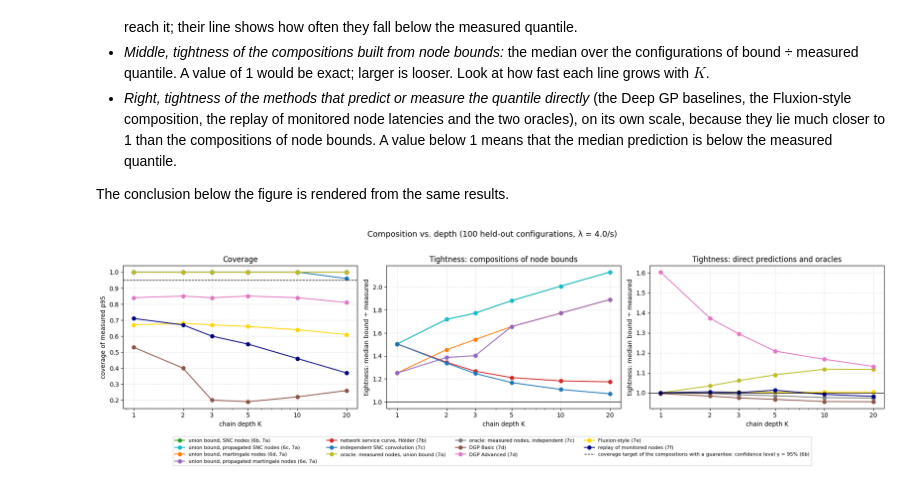
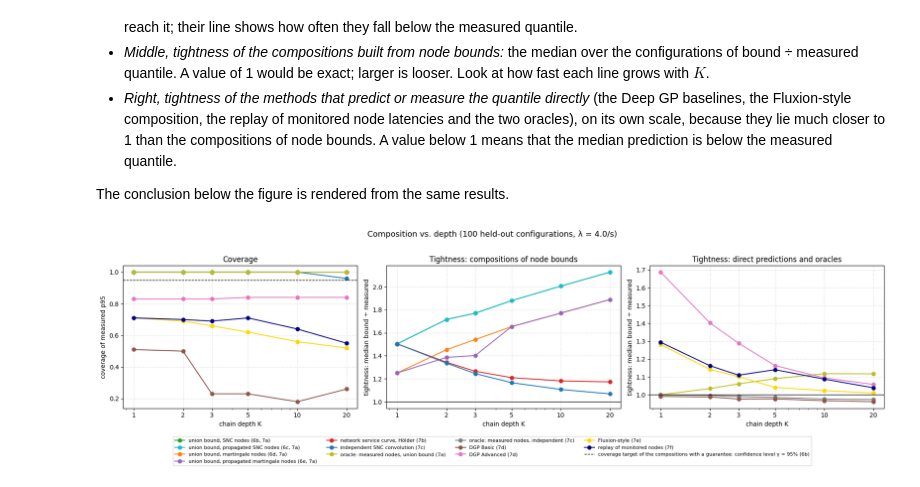
Before and after one commit to borissedlak/composable-autonomous-offerings, a Jupyter notebook: notebooks/tsc/1_method_synthetic.ipynb, the cells around one changed output. Drawn from its saved outputs; the diff is of its cells as text; code cells hidden in the pictures.

Commit message:
remove the number of workers from every model input and drop section 3b
Co-Authored-By: Claude Opus 5.5 <noreply@anthropic.com>

```diff
--- a/notebooks/tsc/1_method_synthetic.ipynb
+++ b/notebooks/tsc/1_method_synthetic.ipynb
@@ -660,13 +672,13 @@ for s_name in service_names:
     model = gp_models[s_name]
 
     # Predict mean and standard deviation
-    mu, std = model.predict(x_pipeline_cfg, return_std=True)
+    mu, std = model.predict(inputs_of(x_pipeline_cfg), return_std=True)
 
     # baseline: bound on the execution time only (no queue)
-    delay, _, _, _ = compute_snc_mgf_delay_bound(model, x_pipeline_cfg, alpha=alpha)
+    delay, _, _, _ = compute_snc_mgf_delay_bound(model, inputs_of(x_pipeline_cfg), alpha=alpha)
 
     # SNC latency bounds with queueing, at the full budget epsilon and at the union-bound share epsilon / K
-    belief = execution_time_belief(model, x_pipeline_cfg, confidence)
+    belief = execution_time_belief(model, inputs_of(x_pipeline_cfg), confidence)
     latency_full = snc_latency_bound(*belief, epsilon=alpha, workers=reference_workers[0], **workload)[0]
     latency_share = snc_latency_bound(*belief, epsilon=alpha / n_nodes, workers=reference_workers[0], **workload)[0]
 
@@ -857,15 +869,15 @@ n_trace_items = 2000          # traced items per training configuration (DGP Adv
 n_trace_rows = 3000           # traced items per layer used for training (DGP Advanced)
 dgp_cache = "../../../statics/dgp"   # relative to the folder of pegasus/baselines_chain.py
 
-dgp_basic = train_chain_dgp(basic_training_rows(X_train, y_train_dict, dgp_path, seed=0), seed=0, cache_dir=dgp_cache)
+dgp_basic = train_chain_dgp(basic_training_rows(inputs_of(X_train), y_train_dict, dgp_path, seed=0), seed=0, cache_dir=dgp_cache)
 
 rng_traces = np.random.default_rng(2026)
 trace_node_latencies, _ = simulate_pipeline(X_train, [service_types[k % 3] for k in range(dgp_max_depth)],
                                             [noise_levels[s] for s in dgp_path], n_trace_items, item_correlation, rng_traces, workload)
-dgp_advanced = train_chain_dgp(advanced_training_rows(X_train, trace_node_latencies, n_trace_rows, seed=0), seed=1, cache_dir=dgp_cache)
+dgp_advanced = train_chain_dgp(advanced_training_rows(inputs_of(X_train), trace_node_latencies, n_trace_rows, seed=0), seed=1, cache_dir=dgp_cache)
 # End-to-end latency at the reference configuration (no guarantee)
-dgp_basic_bound = dgp_basic.latency_bound(x_pipeline_cfg, alpha, n_nodes)[0]
-dgp_advanced_bound = dgp_advanced.latency_bound(x_pipeline_cfg, alpha, n_nodes)[0]
+dgp_basic_bound = dgp_basic.latency_bound(inputs_of(x_pipeline_cfg), alpha, n_nodes)[0]
+dgp_advanced_bound = dgp_advanced.latency_bound(inputs_of(x_pipeline_cfg), alpha, n_nodes)[0]
 print("DGP baselines ready.")
 # %% [output]
 DGP baselines ready.
@@ -908,9 +920,9 @@ are passed on to the next. Training takes about a minute and is not cached.
 # %%
 # Fluxion-style composition (fluxion_training_rows and train_fluxion_chain in pegasus/baselines_chain.py), trained on the traces of 7d
 fluxion_levels = sorted({0.5, 0.75, 0.9, 1 - alpha})   # quantile levels passed from position to position; 1 - alpha is the predicted one
-fluxion = train_fluxion_chain(fluxion_training_rows(X_train, trace_node_latencies, fluxion_levels), fluxion_levels)
+fluxion = train_fluxion_chain(fluxion_training_rows(inputs_of(X_train), trace_node_latencies, fluxion_levels), fluxion_levels)
 # End-to-end latency at the reference configuration (no guarantee)
-fluxion_bound = fluxion.latency_bound(x_pipeline_cfg, alpha, n_nodes)[0]
+fluxion_bound = fluxion.latency_bound(inputs_of(x_pipeline_cfg), alpha, n_nodes)[0]
 print("Fluxion-style baseline ready.")
 # %% [output]
 Fluxion-style baseline ready.
@@ -969,9 +981,9 @@ for s_name, s_type in zip(service_names, service_types):
     monitored_node, _, monitored_arrivals[s_name] = simulate_pipeline(X_train, [s_type], [noise_levels[s_name]], n_trace_items, item_correlation,
                                                                       rng_monitoring, workload, return_arrivals=True)
     monitored_latencies[s_name] = monitored_node[:, :, 0]
-replay = ReplayComposition(X_train, monitored_arrivals, monitored_latencies)
+replay = ReplayComposition(inputs_of(X_train), monitored_arrivals, monitored_latencies)
 # End-to-end latency at the reference configuration (no guarantee)
-replay_bound = replay.latency_bound(x_pipeline_cfg, alpha, service_names)[0]
+replay_bound = replay.latency_bound(inputs_of(x_pipeline_cfg), alpha, service_names)[0]
 print("Replay baseline ready.")
 # %% [output]
 Replay baseline ready.
@@ -1297,12 +1309,12 @@ X_cfg_depth = np.column_stack([
     np.floor(rng_depth.uniform(1.0, 5.0, n_cfg_depth))
 ])
 workers_depth = workers_of(X_cfg_depth)   # workers of every service at every configuration
-beliefs_by_service = {s_name: execution_time_belief(gp_models[s_name], X_cfg_depth, confidence) for s_name in service_names}
+beliefs_by_service = {s_name: execution_time_belief(gp_models[s_name], inputs_of(X_cfg_depth), confidence) for s_name in service_names}
 
 # Depth-independent work, done once: the propagated moments of the longest chain (every shorter chain is a prefix of it,
 # and the moments do not depend on epsilon), and the martingale bounds of every service at every epsilon = alpha / depth.
 longest_path = [service_names[k % 3] for k in range(max(depths))]
-lower_mean_by_service = {s_name: execution_time_belief(gp_models[s_name], X_cfg_depth, 1 - confidence)[0] for s_name in service_names}   # optimistic means (6c, 6e)
+lower_mean_by_service = {s_name: execution_time_belief(gp_models[s_name], inputs_of(X_cfg_depth), 1 - confidence)[0] for s_name in service_names}   # optimistic means (6c, 6e)
 propagated_moments = propagated_node_moments([beliefs_by_service[s] for s in longest_path], **workload,
                                              path_lower_means=[lower_mean_by_service[s] for s in longest_path],
                                              path_workers=[workers_depth] * len(longest_path))
@@ -1336,10 +1348,10 @@ for depth in depths:
         "independent SNC convolution (7c)": independent_snc_convolution([beliefs_by_service[s] for s in path], alpha, path_workers=[workers_depth] * depth,
                                                                         **workload),
         "oracle: measured nodes, independent (7c)": quantile_per_config(shuffled),
-        "DGP Basic (7d)": dgp_basic.latency_bound(X_cfg_depth, alpha, depth),
-        "DGP Advanced (7d)": dgp_advanced.latency_bound(X_cfg_depth, alpha, depth),
-        "Fluxion-style (7e)": fluxion.latency_bound(X_cfg_depth, alpha, depth),
-        "replay of monitored nodes (7f)": replay.latency_bound(X_cfg_depth, alpha, path),
+        "DGP Basic (7d)": dgp_basic.latency_bound(inputs_of(X_cfg_depth), alpha, depth),
+        "DGP Advanced (7d)": dgp_advanced.latency_bound(inputs_of(X_cfg_depth), alpha, depth),
+        "Fluxion-style (7e)": fluxion.latency_bound(inputs_of(X_cfg_depth), alpha, depth),
+        "replay of monitored nodes (7f)": replay.latency_bound(inputs_of(X_cfg_depth), alpha, path),
     }
     for name, bound in compositions.items():
         depth_rows.append({"depth": depth, "composition": name, "coverage": np.mean(bound >= measured_low), "tightness": np.median(bound / measured)})
@@ -1349,34 +1361,34 @@ for depth in depths:
 guaranteed_names = ['union bound, SNC nodes (6b, 7a)', 'union bound, propagated SNC nodes (6c, 7a)', 'union bound, martingale nodes (6d, 7a)',
                     'union bound, propagated martingale nodes (6e, 7a)', 'network service curve, Hölder (7b)']
 direct_names = ['oracle: measured nodes, union bound (7a)', 'oracle: measured nodes, independent (7c)', 'DGP Basic (7d)', 'DGP Advanced (7d)', 'Fluxion-style (7e)', 'replay of monitored nodes (7f)']
 composition_colors = dict(zip(guaranteed_names + ['independent SNC convolution (7c)'] + direct_names,
                               ['tab:green', 'tab:cyan', 'tab:orange', 'tab:purple', 'tab:red', 'tab:blue', 'tab:olive', 'tab:gray', 'tab:brown', 'tab:pink', 'gold', 'navy']))
 fig, (ax_cov, ax_bounds, ax_direct) = plt.subplots(1, 3, figsize=(18, 4.5))
 handles = {}
 for name, color in composition_colors.items():
     rows = [row for row in depth_rows if row["composition"] == name]
     if not name.startswith("oracle: measured nodes, independent"):   # not a bound: tested in pairs instead (conclusion below)
         ax_cov.plot(depths, [row["coverage"] for row in rows], "o-", color=color)
     handles[name], = (ax_direct if name in direct_names else ax_bounds).plot(depths, [row["tightness"] for row in rows], "o-", color=color)
 handles[f"coverage target of the compositions with a guarantee: confidence level γ = {confidence:.0%} (6b)"] = ax_cov.axhline(confidence, color="black", linestyle="--", linewidth=1)
 ax_cov.set_ylabel(f"coverage of measured p{p_str}")
 ax_cov.set_title("Coverage")
 ax_bounds.set_title("Tightness: compositions of node bounds")
 ax_direct.set_title("Tightness: direct predictions and oracles")
 for ax in (ax_bounds, ax_direct):
     ax.axhline(1.0, color="black", linewidth=1)
     ax.set_ylabel("tightness: median bound ÷ measured")
 for ax in (ax_cov, ax_bounds, ax_direct):
     ax.set_xscale("log")
     ax.set_xticks(depths, [str(d) for d in depths])
     ax.set_xlabel("chain depth K")
     ax.grid(True, linestyle=":", alpha=0.6)
 fig.legend(handles.values(), handles.keys(), loc="upper center", bbox_to_anchor=(0.5, 0.0), ncol=4, fontsize=8)
 plt.suptitle(f"Composition vs. depth ({n_cfg_depth} held-out configurations, λ = {arrival_rate}/s)", fontsize=13, y=1.02)
 plt.tight_layout()
 plt.show()
 # %% [output]
-[figure, old version]
+[figure, new version]
 # %%
 by = {(row["depth"], row["composition"]): row for row in depth_rows}
 shallow, deep = min(depths), max(depths)
```
Also changed, not shown: parts of 20 cells of this notebook, 7 other files.
